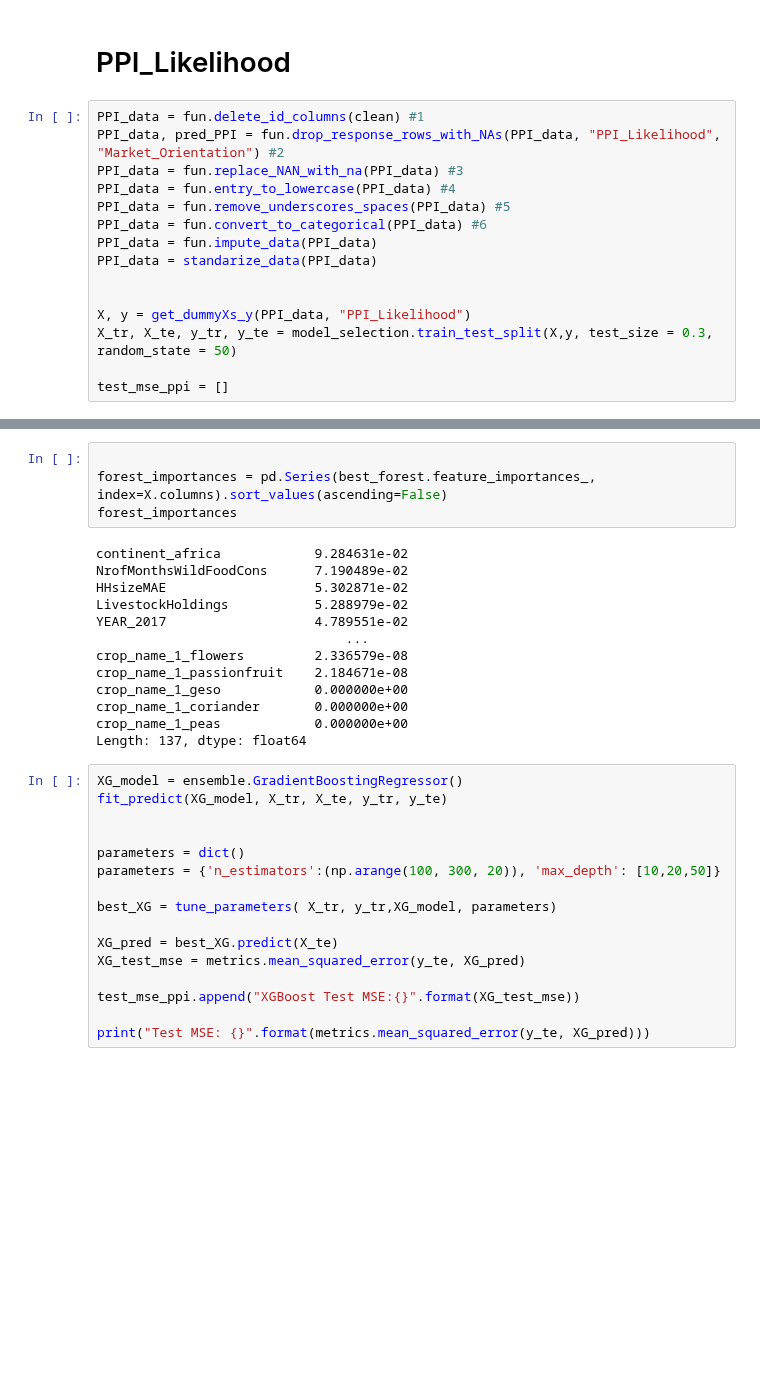
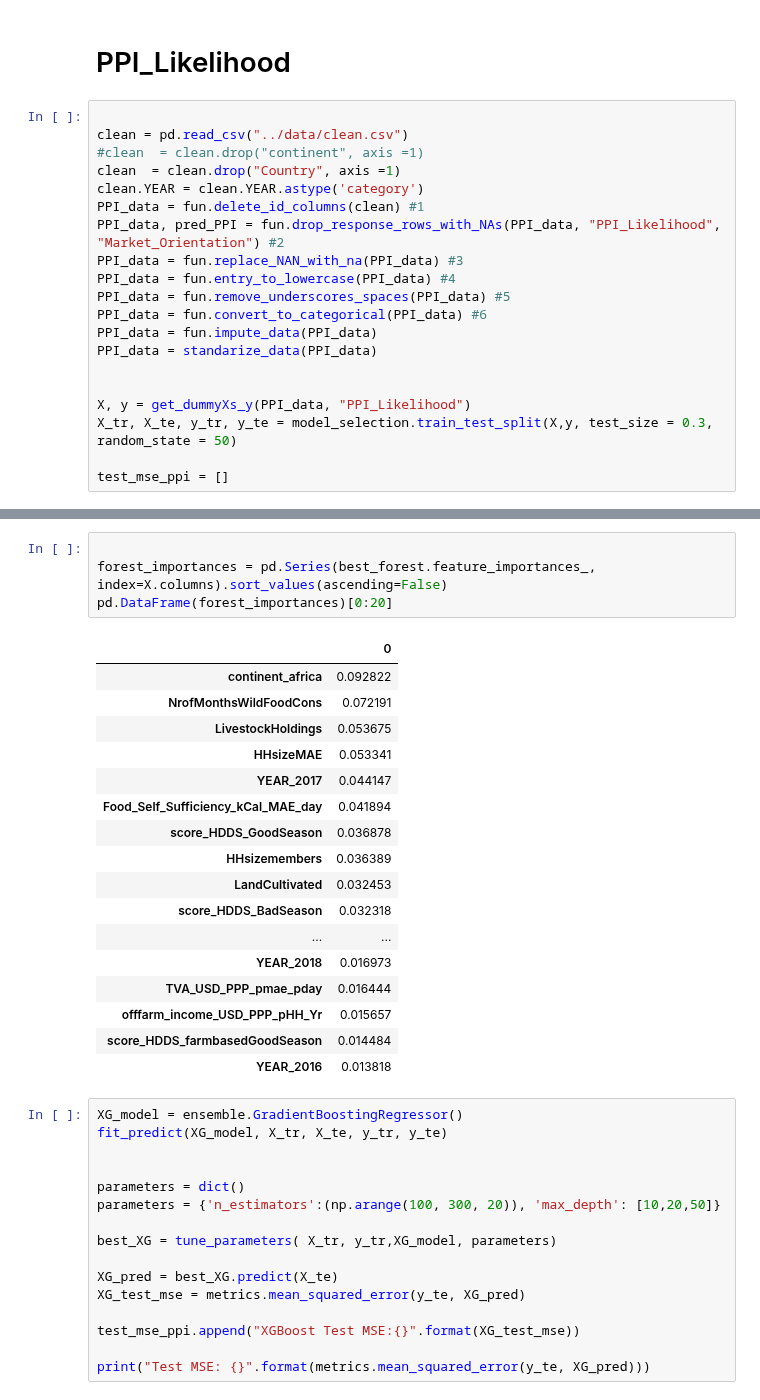
Before and after one commit to laporpe/STA_208, a Jupyter notebook: finalized_code/RF_XGBoost_Models.ipynb, the cells around one changed output, grey strips where cells are left out. Saved outputs shown, nothing was run; the diff lists cells and outputs as text; blank space fills up the shorter version.

```diff
--- a/finalized_code/RF_XGBoost_Models.ipynb
+++ b/finalized_code/RF_XGBoost_Models.ipynb
@@ -163,6 +168,11 @@ XG_importances
 PPI_Likelihood
 =====
 # %%
+
+clean = pd.read_csv("../data/clean.csv")
+#clean  = clean.drop("continent", axis =1)
+clean  = clean.drop("Country", axis =1)
+clean.YEAR = clean.YEAR.astype('category')
 PPI_data = fun.delete_id_columns(clean) #1
 PPI_data, pred_PPI = fun.drop_response_rows_with_NAs(PPI_data, "PPI_Likelihood", "Market_Orientation") #2
 PPI_data = fun.replace_NAN_with_na(PPI_data) #3
@@ -204,20 +214,25 @@ Test MSE: 0.47312773853457385
 # %%
 
 forest_importances = pd.Series(best_forest.feature_importances_, index=X.columns).sort_values(ascending=False)
-forest_importances
+pd.DataFrame(forest_importances)[0:20]
 # %% [output]
-continent_africa            9.284631e-02
-NrofMonthsWildFoodCons      7.190489e-02
-HHsizeMAE                   5.302871e-02
-LivestockHoldings           5.288979e-02
-YEAR_2017                   4.789551e-02
-                                ...
-crop_name_1_flowers         2.336579e-08
-crop_name_1_passionfruit    2.184671e-08
-crop_name_1_geso            0.000000e+00
-crop_name_1_coriander       0.000000e+00
-crop_name_1_peas            0.000000e+00
-Length: 137, dtype: float64
+|  | 0 |
+| continent_africa | 0.092822 |
+| NrofMonthsWildFoodCons | 0.072191 |
+| LivestockHoldings | 0.053675 |
+| HHsizeMAE | 0.053341 |
+| YEAR_2017 | 0.044147 |
+| Food_Self_Sufficiency_kCal_MAE_day | 0.041894 |
+| score_HDDS_GoodSeason | 0.036878 |
+| HHsizemembers | 0.036389 |
+| LandCultivated | 0.032453 |
+| score_HDDS_BadSeason | 0.032318 |
+| ... | ... |
+| YEAR_2018 | 0.016973 |
+| TVA_USD_PPP_pmae_pday | 0.016444 |
+| offfarm_income_USD_PPP_pHH_Yr | 0.015657 |
+| score_HDDS_farmbasedGoodSeason | 0.014484 |
+| YEAR_2016 | 0.013818 |
 # %%
 XG_model = ensemble.GradientBoostingRegressor()
 fit_predict(XG_model, X_tr, X_te, y_tr, y_te)
```
Also changed, not shown: parts of 7 cells of this notebook.
